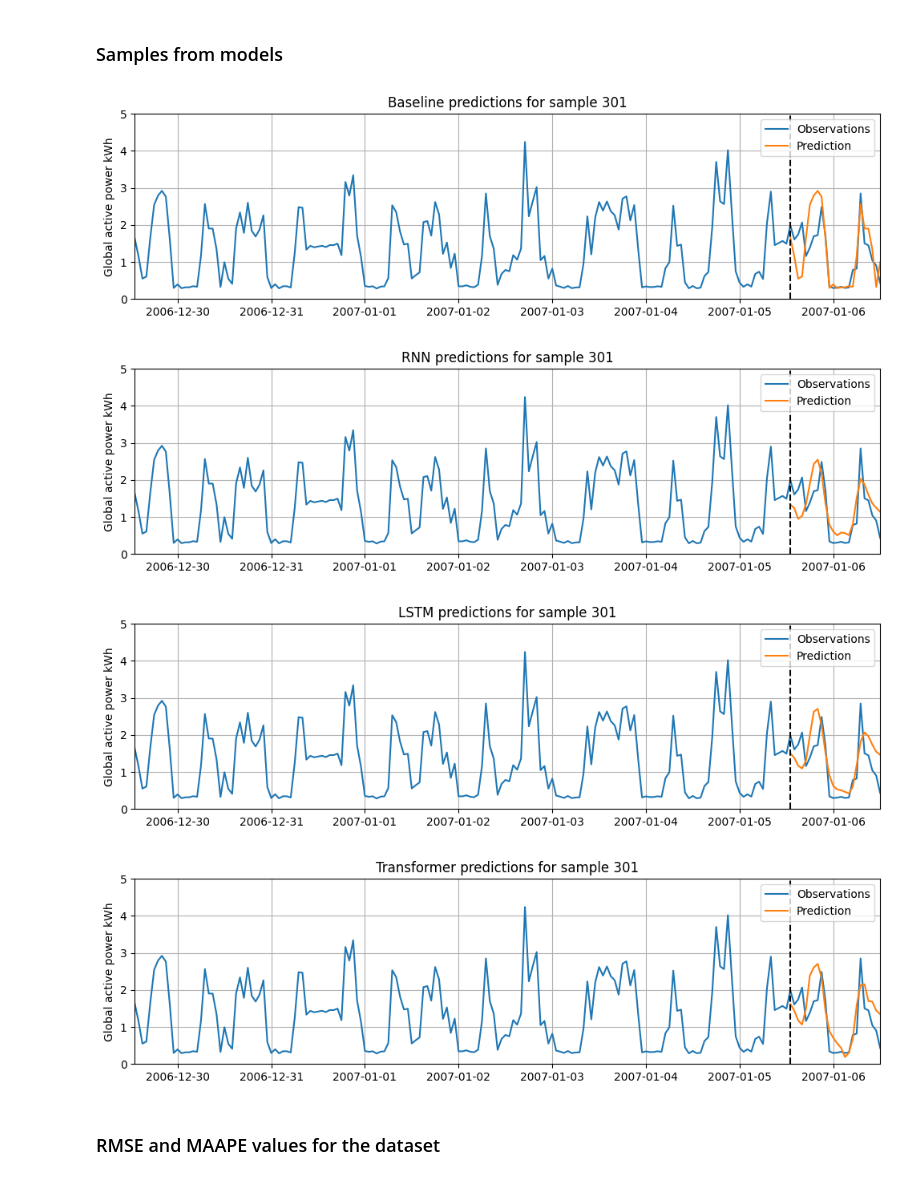
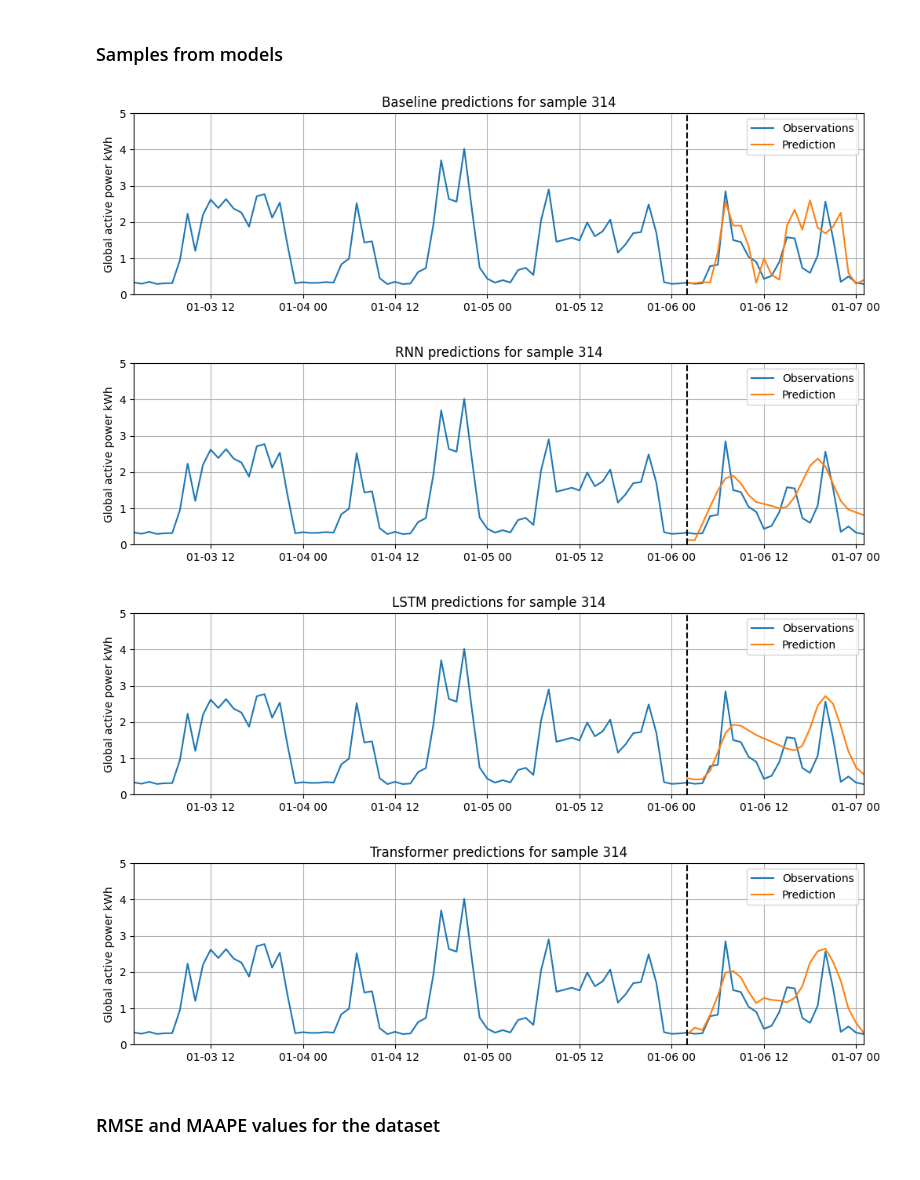
Before and after one commit to veetirajaniemi/adaml-ml-project, a Jupyter notebook: model_comparison.ipynb, the cells around one changed output. Drawn from its saved outputs; the diff is of its cells as text; code cells hidden in the pictures.

```diff
--- a/model_comparison.ipynb
+++ b/model_comparison.ipynb
@@ -235,7 +235,7 @@ TransformerModel(
 # %% [markdown]
 ### Samples from models
 # %%
-index = 301 #Sample index
+index = 314 #Sample index
 horizon = 24
 lookback_rnn = 168
 lookback_lstm = 120
@@ -257,7 +257,7 @@ y_pred_baseline = scalerY.inverse_transform(X[:24,0].reshape(-1,1))
 plt.figure(figsize=(12,3))
 plt.plot(timestamps_observations,y_observations,label="Observations")
 plt.plot(timestamps_after_forecast,y_pred_baseline,label="Prediction")
-plt.xlim(timestamps_observations[0],timestamps_observations[168+horizon-1])
+plt.xlim(timestamps_observations[96],timestamps_observations[168+horizon-1])
 plt.vlines(timestamps_observations[168],0,5,linestyles="dashed",colors="black")
 plt.ylabel("Global active power kWh")
 plt.title(f"Baseline predictions for sample {index}")
@@ -272,7 +272,7 @@ with torch.no_grad():
 plt.figure(figsize=(12,3))
 plt.plot(timestamps_observations,y_observations,label="Observations")
 plt.plot(timestamps_after_forecast,y_pred_rnn,label="Prediction")
-plt.xlim(timestamps_observations[0],timestamps_observations[168+horizon-1])
+plt.xlim(timestamps_observations[96],timestamps_observations[168+horizon-1])
 plt.vlines(timestamps_observations[168],0,5,linestyles="dashed",colors="black")
 plt.ylabel("Global active power kWh")
 plt.title(f"RNN predictions for sample {index}")
@@ -283,39 +283,39 @@ plt.show()
 
 with torch.no_grad():
     y_pred_lstm = model_lstm(X[-lookback_lstm:].unsqueeze(0)).numpy()[0]
     y_pred_lstm = scalerY.inverse_transform(y_pred_lstm)
 plt.figure(figsize=(12,3))
 plt.plot(timestamps_observations,y_observations,label="Observations")
 plt.plot(timestamps_after_forecast,y_pred_lstm,label="Prediction")
-plt.xlim(timestamps_observations[0],timestamps_observations[168+horizon-1])
+plt.xlim(timestamps_observations[96],timestamps_observations[168+horizon-1])
 plt.vlines(timestamps_observations[168],0,5,linestyles="dashed",colors="black")
 plt.ylabel("Global active power kWh")
 plt.title(f"LSTM predictions for sample {index}")
 plt.legend()
 plt.ylim(0,5)
 plt.grid()
 plt.show()
 
 
 with torch.no_grad():
     y_pred_transformer = model_transformer(X[-lookback_transformer:].unsqueeze(0)).numpy()[0]
     y_pred_transformer = scalerY.inverse_transform(y_pred_transformer.reshape(-1,1))
 plt.figure(figsize=(12,3))
 plt.plot(timestamps_observations,y_observations,label="Observations")
 plt.plot(timestamps_after_forecast,y_pred_transformer,label="Prediction")
-plt.xlim(timestamps_observations[0],timestamps_observations[168+horizon-1])
+plt.xlim(timestamps_observations[96],timestamps_observations[168+horizon-1])
 plt.ylim(0,5)
 plt.vlines(timestamps_observations[168],0,5,linestyles="dashed",colors="black")
 plt.ylabel("Global active power kWh")
 plt.title(f"Transformer predictions for sample {index}")
 plt.legend()
 plt.grid()
 plt.show()
 # %% [output]
-[figure, old version]
+[figure, new version]
-[figure, old version]
+[figure, new version]
-[figure, old version]
+[figure, new version]
-[figure, old version]
+[figure, new version]
 # %% [markdown]
 ### RMSE and MAAPE values for the dataset
 # %%
```
Also changed, not shown: parts of 5 cells of this notebook, 1 other file.
